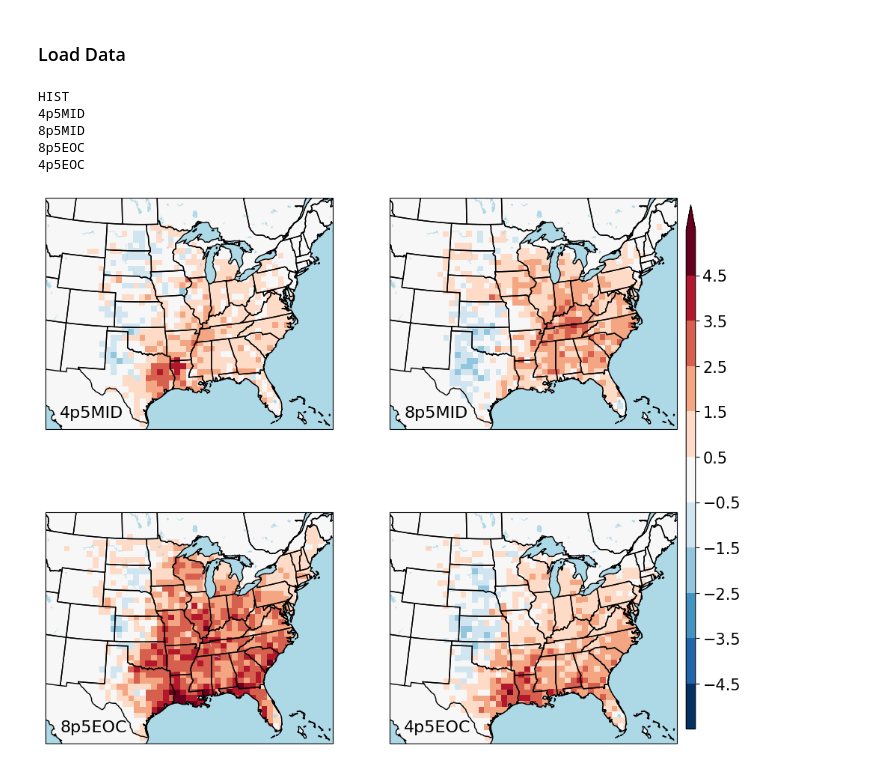
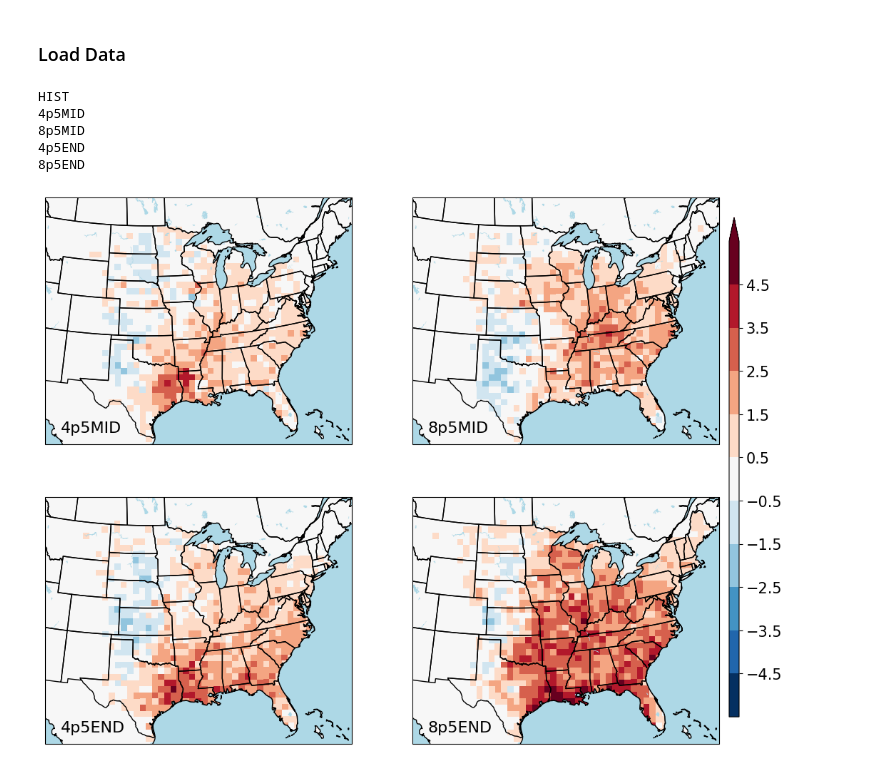
Before and after one commit to jcorner1/SYN_SERV, a Jupyter notebook: Code/Delta_Calculation_Maps.ipynb, the cells around one changed output. Saved outputs shown, nothing was run; the diff lists cells and outputs as text; code cells hidden in the pictures.

Commit message:
update differences notebook and add plot images

```diff
--- a/Code/Delta_Calculation_Maps.ipynb
+++ b/Code/Delta_Calculation_Maps.ipynb
@@ -50,14 +50,14 @@ cmap, norm = div_boundarynorm()
 ### Load Data
 # %%
 #load wrf-bcc dataframes
-df_HIST = pd.read_csv(f'/home/scratch/jcorner1/syn_sev/dataframes/HIST_UVV_REFC_regrid_threshold_dataframe.csv')
-df_8p5EOC = pd.concat(map(pd.read_csv, glob.glob('/home/scratch/jcorner1/syn_sev/dataframes/EOC8p5_UVV*')), ignore_index=True)
-df_4p5EOC = pd.concat(map(pd.read_csv, glob.glob('/home/scratch/jcorner1/syn_sev/dataframes/EOC4p5_UVV*')), ignore_index=True)
+df_HIST = pd.concat(map(pd.read_csv, glob.glob('/home/scratch/jcorner1/syn_sev/dataframes/HIST_UVV_[21]*_*')), ignore_index=True)
+df_8p5END = pd.concat(map(pd.read_csv, glob.glob('/home/scratch/jcorner1/syn_sev/dataframes/EOC8p5_UVV*')), ignore_index=True)
+df_4p5END = pd.concat(map(pd.read_csv, glob.glob('/home/scratch/jcorner1/syn_sev/dataframes/EOC4p5_UVV*')), ignore_index=True)
 df_8p5MID = pd.concat(map(pd.read_csv, glob.glob('/home/scratch/jcorner1/syn_sev/dataframes/MC8p5_UVV*')), ignore_index=True)
 df_4p5MID = pd.concat(map(pd.read_csv, glob.glob('/home/scratch/jcorner1/syn_sev/dataframes/MC4p5_UVV*')), ignore_index=True)
 
 #iterate through the epochs and threshold each based on UVV value
-epochs = ['HIST', '4p5MID', '8p5MID', '8p5EOC', '4p5EOC']
+epochs = ['HIST', '4p5MID', '8p5MID', '4p5END', '8p5END']
 
 for epoch in epochs:
     locals()[f'df_{epoch}'] = locals()[f'df_{epoch}'][((locals()[f'df_{epoch}']['DBZ'] >= 40.0) & (locals()[f'df_{epoch}']['UVV'] >= 25.0))]
@@ -91,37 +91,37 @@ for epoch in epochs:
 HIST
 4p5MID
 8p5MID
-8p5EOC
-4p5EOC
+4p5END
+8p5END
 # %%
 #Plot the data
-fig = plt.figure(figsize=(12.5,10))
+fig = plt.figure(figsize=(14,10))
 plt.tick_params(left = False, right = False , labelleft = False ,
                     labelbottom = False, bottom = False)
 
 divnorm=colors.TwoSlopeNorm(vmin=-5.5, vcenter=0., vmax=5.5)
 
 plt.subplots_adjust(right=0.8)
 cbar_ax = fig.add_axes([0.81, 0.15, 0.01, 0.7])
 
 for i in range(len(epochs[1:])):
 
     ax = plt.subplot(2, 2, i+1, projection=ccrs.LambertConformal(central_longitude=-98, central_latitude=35))
     c = ax.pcolormesh(uhs_HIST.CLONG.values[0,:,:], uhs_HIST.CLAT.values[0,:,:],locals()[f'delta_{epochs[1:][i]}'],
                       transform=cartopy.crs.PlateCarree(), cmap=cmap, norm=divnorm)
 
     ax.add_feature(cartopy.feature.STATES, zorder=2)
     ax.add_feature(cartopy.feature.COASTLINE, zorder=3)
     ax.add_feature(cartopy.feature.LAND, facecolor='white')
     ax.add_feature(cartopy.feature.OCEAN, facecolor='lightblue', zorder=2)
     ax.add_feature(cartopy.feature.LAKES, facecolor='lightblue')
 
     ax.set_extent([-110, -74, 24.5, 50])
 
     ax.annotate(f'{epochs[1:][i]}', (0.05,0.05),fontsize=16, xycoords='axes fraction')
 
 cbar = plt.colorbar(c,ticks=np.array(range(-5, 5, 1))+0.5, pad=0.01, extend='max', ax=ax, cax=cbar_ax)
 cbar.ax.tick_params(labelsize=15)
 plt.show()
 # %% [output]
-[figure, old version]
+[figure, new version]
```
Also changed, not shown: 4 other files.
